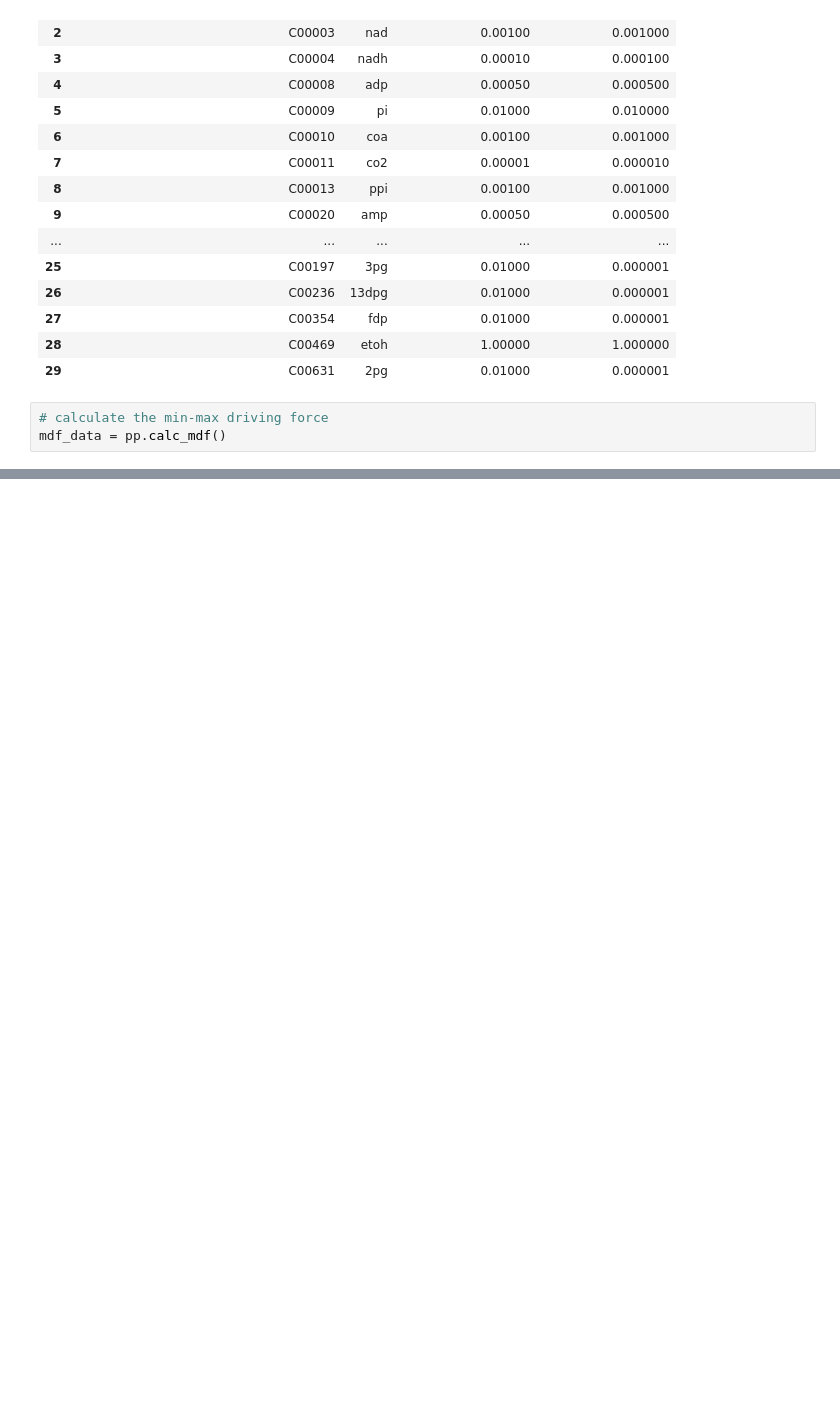
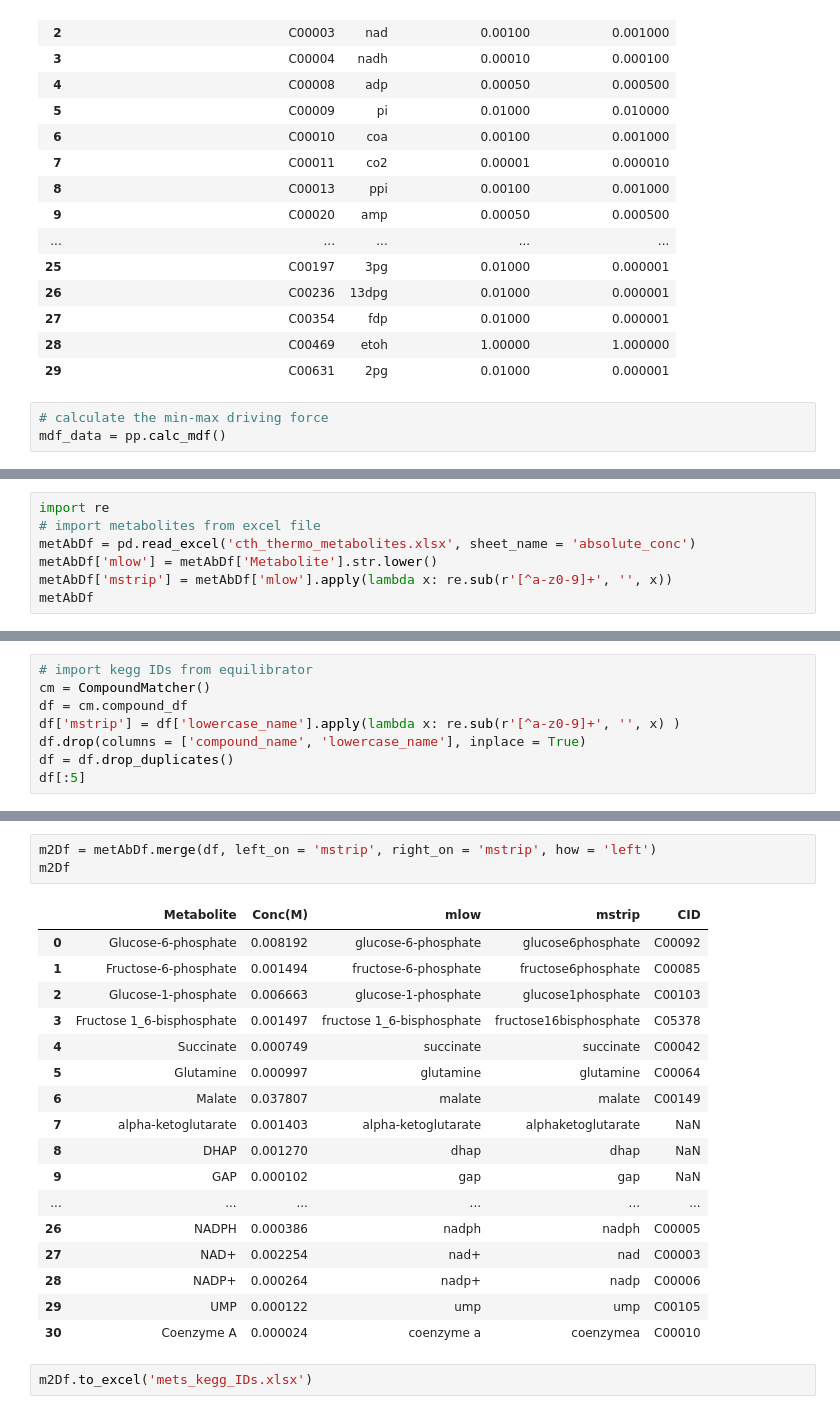
Before and after one commit to satyakamdash/Ctherm_thermo, a Jupyter notebook: Model_setup.ipynb, the cells around one changed output, grey strips where cells are left out. Cells and saved outputs as stored; diff of their text form; blank space fills up the shorter version.

Commit message:
Set up excel file with metabolites and KEGG IDs

```diff
--- a/Model_setup.ipynb
+++ b/Model_setup.ipynb
@@ -170,0 +172,7 @@ result2 = mdf_data.conc_plot # name_to_cid doesn't seem to work the way I expect
+# %%
+import re
+# import metabolites from excel file
+metAbDf = pd.read_excel('cth_thermo_metabolites.xlsx', sheet_name = 'absolute_conc')
+metAbDf['mlow'] = metAbDf['Metabolite'].str.lower()
+metAbDf['mstrip'] = metAbDf['mlow'].apply(lambda x: re.sub(r'[^a-z0-9]+', '', x))
+metAbDf
@@ -170,0 +197,8 @@ result2 = mdf_data.conc_plot # name_to_cid doesn't seem to work the way I expect
+# %%
+# import kegg IDs from equilibrator
+cm = CompoundMatcher()
+df = cm.compound_df
+df['mstrip'] = df['lowercase_name'].apply(lambda x: re.sub(r'[^a-z0-9]+', '', x) )
+df.drop(columns = ['compound_name', 'lowercase_name'], inplace = True)
+df = df.drop_duplicates()
+df[:5]
@@ -170,0 +212,23 @@ result2 = mdf_data.conc_plot # name_to_cid doesn't seem to work the way I expect
+# %%
+m2Df = metAbDf.merge(df, left_on = 'mstrip', right_on = 'mstrip', how = 'left')
+m2Df
+# %% [output]
+|  | Metabolite | Conc(M) | mlow | mstrip | CID |
+| 0 | Glucose-6-phosphate | 0.008192 | glucose-6-phosphate | glucose6phosphate | C00092 |
+| 1 | Fructose-6-phosphate | 0.001494 | fructose-6-phosphate | fructose6phosphate | C00085 |
+| 2 | Glucose-1-phosphate | 0.006663 | glucose-1-phosphate | glucose1phosphate | C00103 |
+| 3 | Fructose 1_6-bisphosphate | 0.001497 | fructose 1_6-bisphosphate | fructose16bisphosphate | C05378 |
+| 4 | Succinate | 0.000749 | succinate | succinate | C00042 |
+| 5 | Glutamine | 0.000997 | glutamine | glutamine | C00064 |
+| 6 | Malate | 0.037807 | malate | malate | C00149 |
+| 7 | alpha-ketoglutarate | 0.001403 | alpha-ketoglutarate | alphaketoglutarate | NaN |
+| 8 | DHAP | 0.001270 | dhap | dhap | NaN |
+| 9 | GAP | 0.000102 | gap | gap | NaN |
+| ... | ... | ... | ... | ... | ... |
+| 26 | NADPH | 0.000386 | nadph | nadph | C00005 |
+| 27 | NAD+ | 0.002254 | nad+ | nad | C00003 |
+| 28 | NADP+ | 0.000264 | nadp+ | nadp | C00006 |
+| 29 | UMP | 0.000122 | ump | ump | C00105 |
+| 30 | Coenzyme A | 0.000024 | coenzyme a | coenzymea | C00010 |
+# %%
+m2Df.to_excel('mets_kegg_IDs.xlsx')
```
Also changed, not shown: parts of 9 cells of this notebook, 3 other files.
